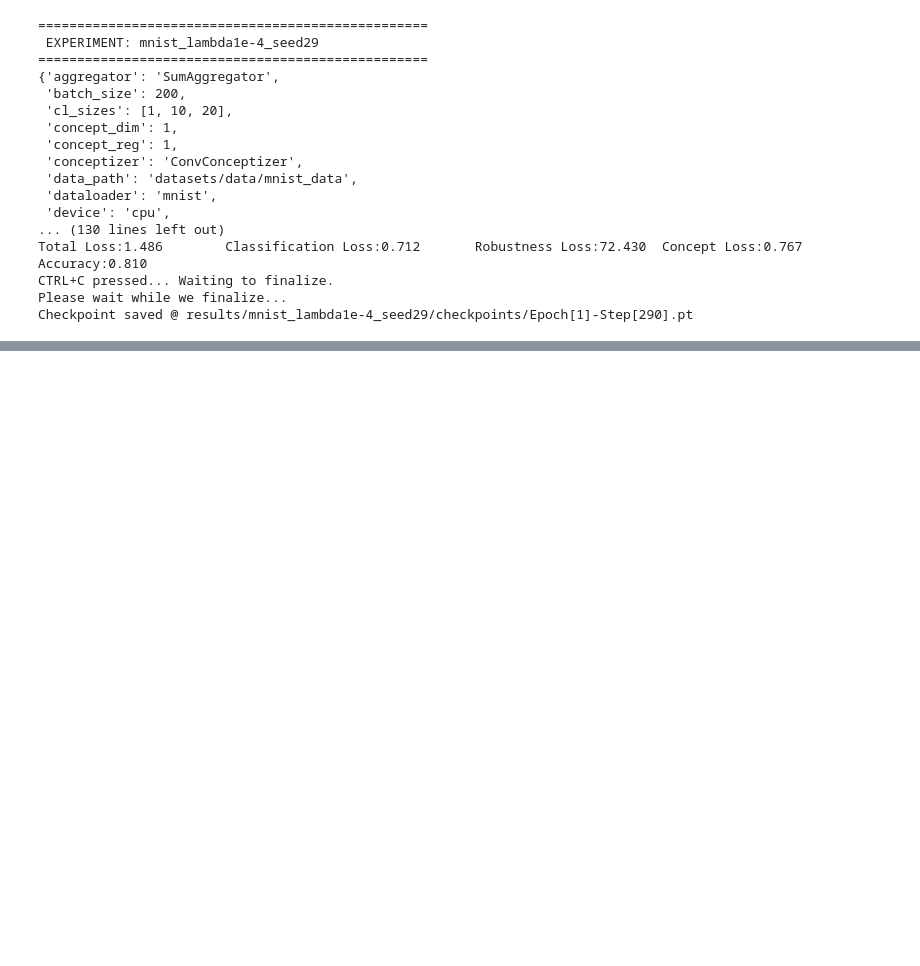
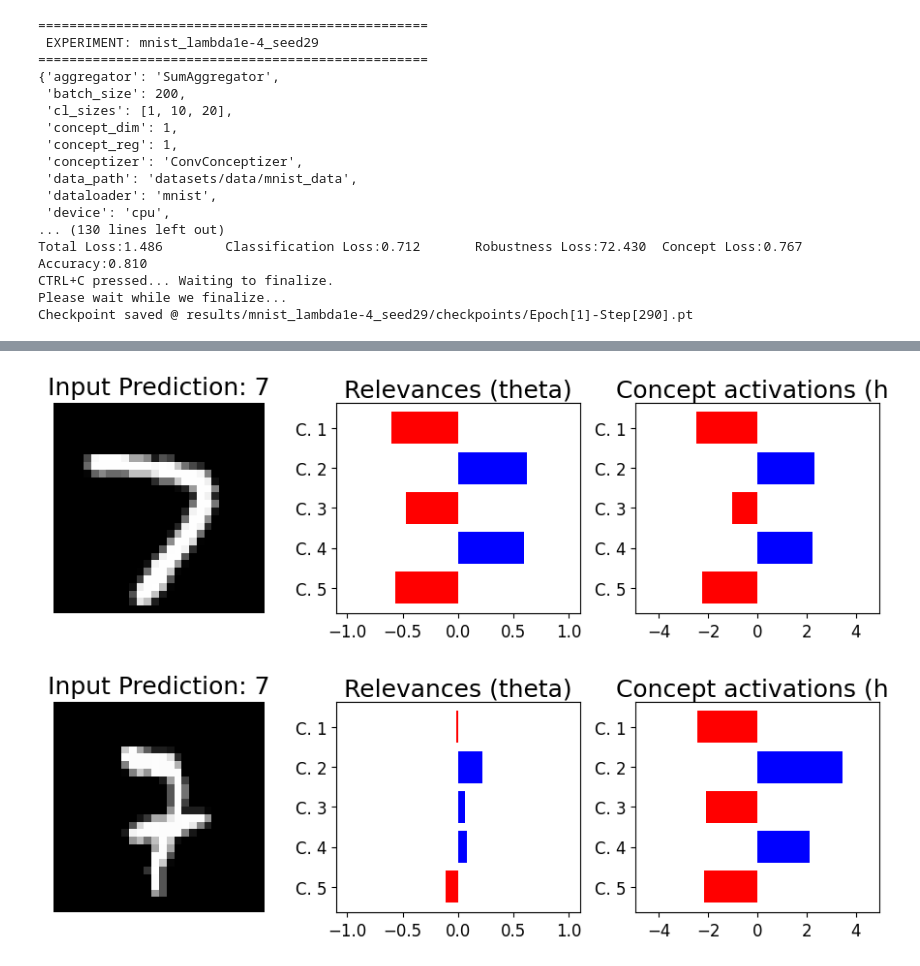
Before and after one commit to Ggenoni/SENN, a Jupyter notebook: training_SNEE.ipynb, the cells around one changed output, grey strips where cells are left out. Cells and saved outputs as stored; diff of their text form; code cells hidden in the pictures; blank space fills up the shorter version.

```diff
--- a/training_SNEE.ipynb
+++ b/training_SNEE.ipynb
@@ -150,0 +227,5 @@ Checkpoint saved @ results/mnist_lambda1e-4_seed29/checkpoints/Epoch[1]-Step[290
+# %%
+show_explainations(mnist_SENN, mnist_test_dl, 'mnist')
+# %% [output]
+[figure, added]
+[figure, added]
```
Also changed, not shown: parts of 18 cells of this notebook.
